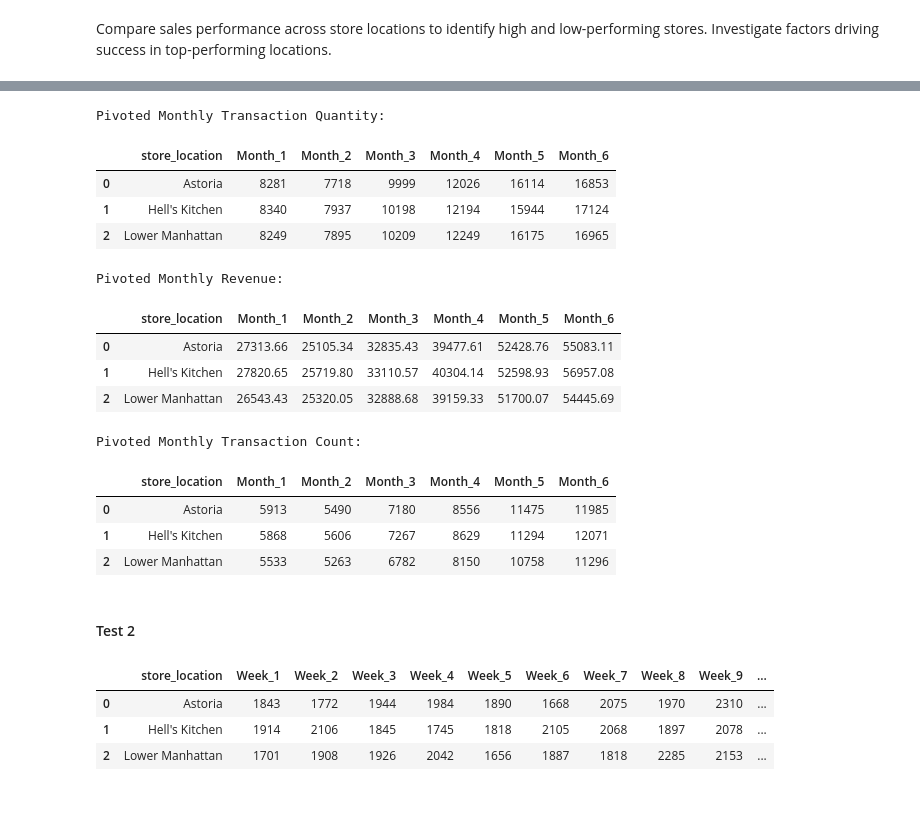
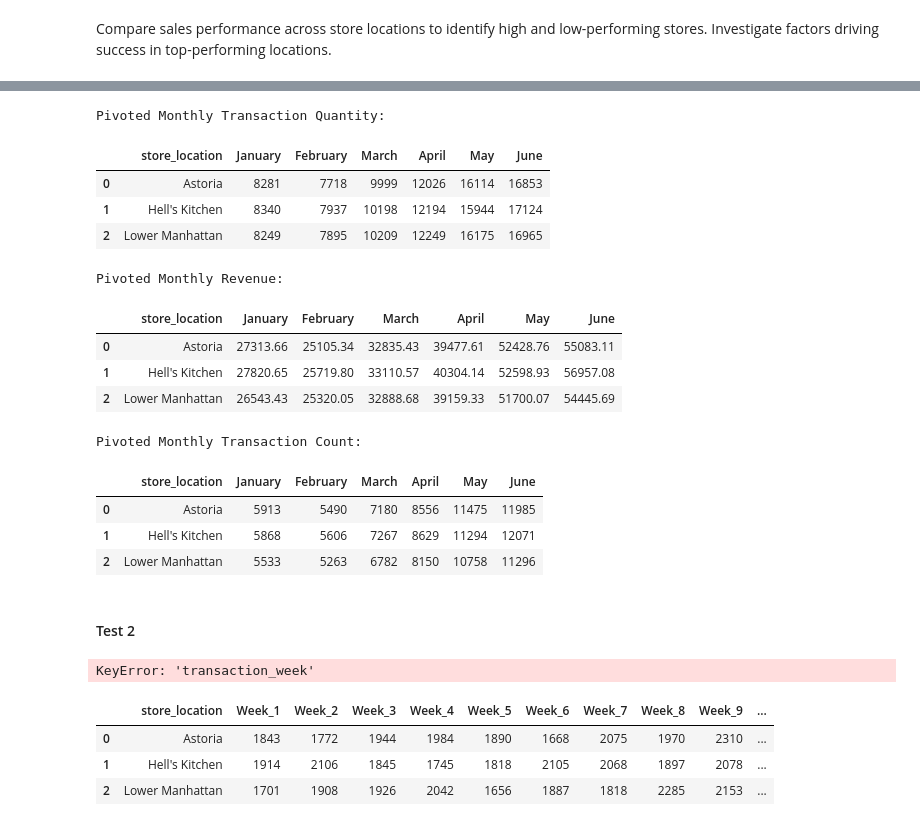
Before and after one commit to JinnOppa/Data-Analysis-Portfolio, a Jupyter notebook: coffee-shop-sales/project2.ipynb, the cells around one changed output, grey strips where cells are left out. Saved outputs shown, nothing was run; the diff lists cells and outputs as text; code cells hidden in the pictures.

```diff
--- a/coffee-shop-sales/project2.ipynb
+++ b/coffee-shop-sales/project2.ipynb
@@ -25,8 +25,8 @@ import matplotlib.pyplot as plt
 import seaborn as sns
 import re
 # %%
-# df = pd.read_excel('C:/Users/user/OneDrive/Documents/GitHub/Data-Analysis-Portfolio/coffee-shop-sales/Coffee Shop Sales.xlsx')
-df = pd.read_excel('C:/Users/Eugene/Documents/GitHub/Data-Analysis-Portfolio/coffee-shop-sales/Coffee Shop Sales.xlsx')
+df = pd.read_excel('C:/Users/user/OneDrive/Documents/GitHub/Data-Analysis-Portfolio/coffee-shop-sales/Coffee Shop Sales.xlsx')
+# df = pd.read_excel('C:/Users/Eugene/Documents/GitHub/Data-Analysis-Portfolio/coffee-shop-sales/Coffee Shop Sales.xlsx')
 # %%
 df.sample(10)
 # %% [output]
@@ -162,0 +165,4 @@ df['revenue'] = df['transaction_qty'] * df['unit_price']
+# %%
+df['transaction_day'] = df['transaction_date'].dt.day_name()
+df['transaction_month'] = df['transaction_date'].dt.month
+df['transaction_month_name'] = df['transaction_date'].dt.month_name()
@@ -162,0 +171,2 @@ df['revenue'] = df['transaction_qty'] * df['unit_price']
+# %%
+df['transaction_hour'] = pd.to_datetime(df['transaction_time'], format='%H:%M:%S').dt.hour
@@ -254,44 +267,47 @@ Name: count, dtype: int64
 # %%
-df['transaction_month'] = df['transaction_date'].dt.month
-
 # Calculate total quantity sold per store per month
-monthly_transaction_qty = df.groupby(['store_location', 'transaction_month'])['transaction_qty'].sum().reset_index()
+monthly_transaction_qty = df.groupby(['store_location', 'transaction_month_name'])['transaction_qty'].sum().reset_index()
 
 # Rename the total_quantity column
 monthly_transaction_qty.rename(columns={'transaction_qty': 'total_quantity'}, inplace=True)
 
 # Pivot the data so each month is a separate column
-monthly_transaction_qty_pivot = monthly_transaction_qty.pivot(index='store_location', columns='transaction_month', values='total_quantity')
+monthly_transaction_qty_pivot = monthly_transaction_qty.pivot(index='store_location', columns='transaction_month_name', values='total_quantity')
 
-# Rename columns for clarity
-monthly_transaction_qty_pivot.columns = [f'Month_{int(month)}' for month in monthly_transaction_qty_pivot.columns]
+# Ensure the months are in the correct order
+month_order = ['January', 'February', 'March', 'April', 'May', 'June']
+monthly_transaction_qty_pivot = monthly_transaction_qty_pivot[month_order]
 
 # Fill any missing values with 0 (if some months have no data for a particular store)
 monthly_transaction_qty_pivot.fillna(0, inplace=True)
 
 # Reset the index to get the 'store_location' as a normal column
 monthly_transaction_qty_pivot.reset_index(inplace=True)
 
-# Display the pivoted dataframe
+# Drop the transaction_month_name column if it exists
+monthly_transaction_qty_pivot.index.name = None  # Remove index name
+monthly_transaction_qty_pivot.columns.name = None  # Remove columns name
+
 print("Pivoted Monthly Transaction Quantity:")
 monthly_transaction_qty_pivot
 # %% [output]
 Pivoted Monthly Transaction Quantity:
-|  | store_location | Month_1 | Month_2 | Month_3 | Month_4 | Month_5 | Month_6 |
+|  | store_location | January | February | March | April | May | June |
 | 0 | Astoria | 8281 | 7718 | 9999 | 12026 | 16114 | 16853 |
 | 1 | Hell's Kitchen | 8340 | 7937 | 10198 | 12194 | 15944 | 17124 |
 | 2 | Lower Manhattan | 8249 | 7895 | 10209 | 12249 | 16175 | 16965 |
 # %%
-monthly_revenue = df.groupby(['store_location', 'transaction_month'])['revenue'].sum().reset_index()
+# Calculate total Revenue per store per month
+monthly_revenue = df.groupby(['store_location', 'transaction_month_name'])['revenue'].sum().reset_index()
 
 # Rename the revenue column
 monthly_revenue.rename(columns={'revenue': 'revenue'}, inplace=True)
 
 # Pivot the data so each month is a separate column
-monthly_revenue_pivot = monthly_revenue.pivot(index='store_location', columns='transaction_month', values='revenue')
+monthly_revenue_pivot = monthly_revenue.pivot(index='store_location', columns='transaction_month_name', values='revenue')
 
-# Rename columns for clarity
-monthly_revenue_pivot.columns = [f'Month_{int(month)}' for month in monthly_revenue_pivot.columns]
+# Ensure the months are in the correct order
+monthly_revenue_pivot = monthly_revenue_pivot[month_order]
 
 # Fill any missing values with 0 (if some months have no data for a particular store)
 monthly_revenue_pivot.fillna(0, inplace=True)
@@ -299,26 +315,30 @@ monthly_revenue_pivot.fillna(0, inplace=True)
 # Reset the index to get the 'store_location' as a normal column
 monthly_revenue_pivot.reset_index(inplace=True)
 
-# Display the pivoted dataframe
+# Drop the transaction_month_name column if it exists
+monthly_revenue_pivot.index.name = None
+monthly_revenue_pivot.columns.name = None
+
 print("Pivoted Monthly Revenue:")
 monthly_revenue_pivot
 # %% [output]
 Pivoted Monthly Revenue:
-|  | store_location | Month_1 | Month_2 | Month_3 | Month_4 | Month_5 | Month_6 |
+|  | store_location | January | February | March | April | May | June |
 | 0 | Astoria | 27313.66 | 25105.34 | 32835.43 | 39477.61 | 52428.76 | 55083.11 |
 | 1 | Hell's Kitchen | 27820.65 | 25719.80 | 33110.57 | 40304.14 | 52598.93 | 56957.08 |
 | 2 | Lower Manhattan | 26543.43 | 25320.05 | 32888.68 | 39159.33 | 51700.07 | 54445.69 |
 # %%
-monthly_transaction_count = df.groupby(['store_location', 'transaction_month'])['transaction_id'].count().reset_index()
+# Calculate total transaction per store per month
+monthly_transaction_count = df.groupby(['store_location', 'transaction_month_name'])['transaction_id'].count().reset_index()
 
-# Rename the transaction count column
+# Rename the revenue column
 monthly_transaction_count.rename(columns={'transaction_id': 'transaction_count'}, inplace=True)
 
 # Pivot the data so each month is a separate column
-monthly_transaction_count_pivot = monthly_transaction_count.pivot(index='store_location', columns='transaction_month', values='transaction_count')
+monthly_transaction_count_pivot = monthly_transaction_count.pivot(index='store_location', columns='transaction_month_name', values='transaction_count')
 
-# Rename columns for clarity
-monthly_transaction_count_pivot.columns = [f'Month_{int(month)}' for month in monthly_transaction_count_pivot.columns]
+# Ensure the months are in the correct order
+monthly_transaction_count_pivot = monthly_transaction_count_pivot[month_order]
 
 # Fill any missing values with 0 (if some months have no data for a particular store)
 monthly_transaction_count_pivot.fillna(0, inplace=True)
@@ -326,12 +346,15 @@ monthly_transaction_count_pivot.fillna(0, inplace=True)
 # Reset the index to get the 'store_location' as a normal column
 monthly_transaction_count_pivot.reset_index(inplace=True)
 
-# Display the pivoted dataframe
+# Drop the transaction_month_name column if it exists
+monthly_transaction_count_pivot.index.name = None
+monthly_transaction_count_pivot.columns.name = None
+
 print("Pivoted Monthly Transaction Count:")
 monthly_transaction_count_pivot
 # %% [output]
 Pivoted Monthly Transaction Count:
-|  | store_location | Month_1 | Month_2 | Month_3 | Month_4 | Month_5 | Month_6 |
+|  | store_location | January | February | March | April | May | June |
 | 0 | Astoria | 5913 | 5490 | 7180 | 8556 | 11475 | 11985 |
 | 1 | Hell's Kitchen | 5868 | 5606 | 7267 | 8629 | 11294 | 12071 |
 | 2 | Lower Manhattan | 5533 | 5263 | 6782 | 8150 | 10758 | 11296 |
@@ -341,6 +364,8 @@ Pivoted Monthly Transaction Count:
 weekly_transaction_qty = df.groupby(['store_location', 'transaction_week'])['transaction_qty'].sum().reset_index()
 weekly_transaction_qty.rename(columns={'transaction_qty': 'total_quantity'}, inplace=True)
 weekly_transaction_qty
+# %% [output]
+KeyError: 'transaction_week'
 # %%
 weekly_transaction_qty_pivot = weekly_transaction_qty.pivot(index='store_location', columns='transaction_week', values='total_quantity')
 weekly_transaction_qty_pivot.columns = [f'Week_{int(week)}' for week in weekly_transaction_qty_pivot.columns]
```
Also changed, not shown: parts of 46 cells of this notebook.
